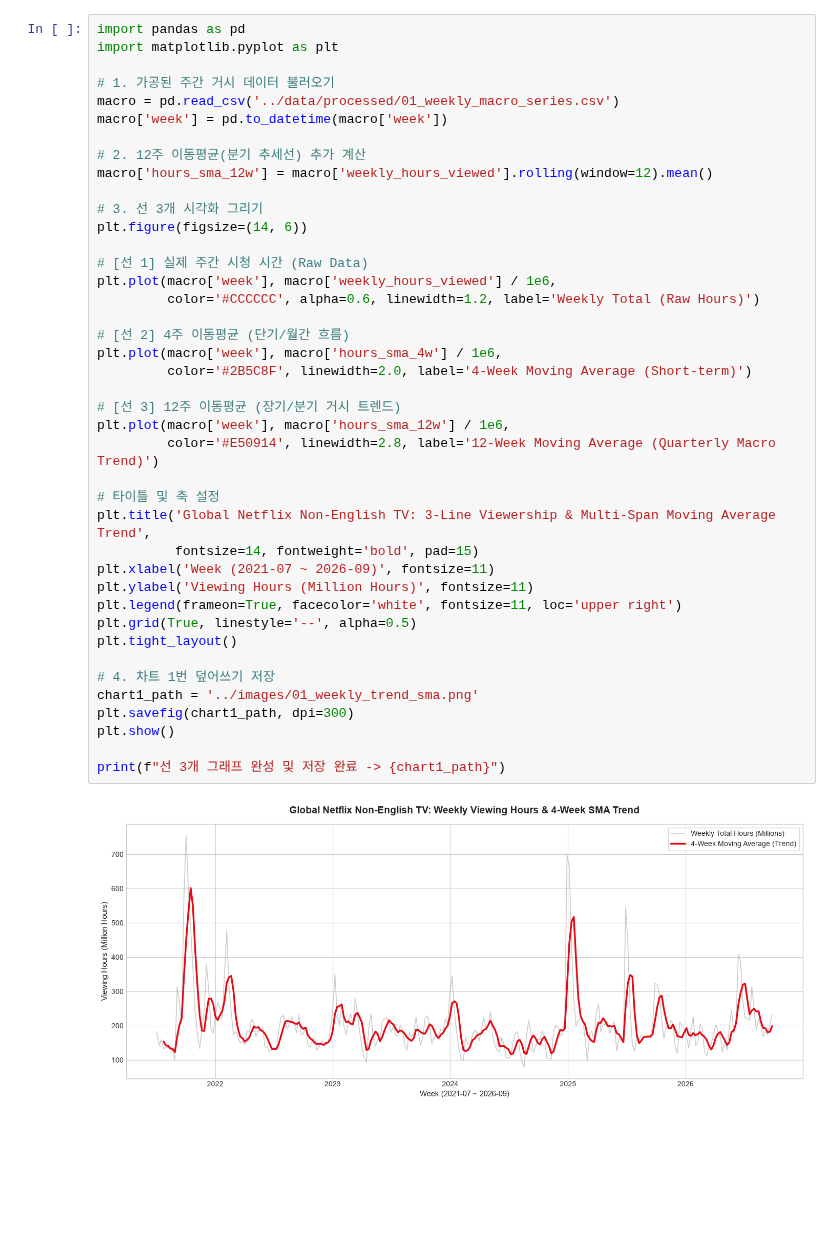
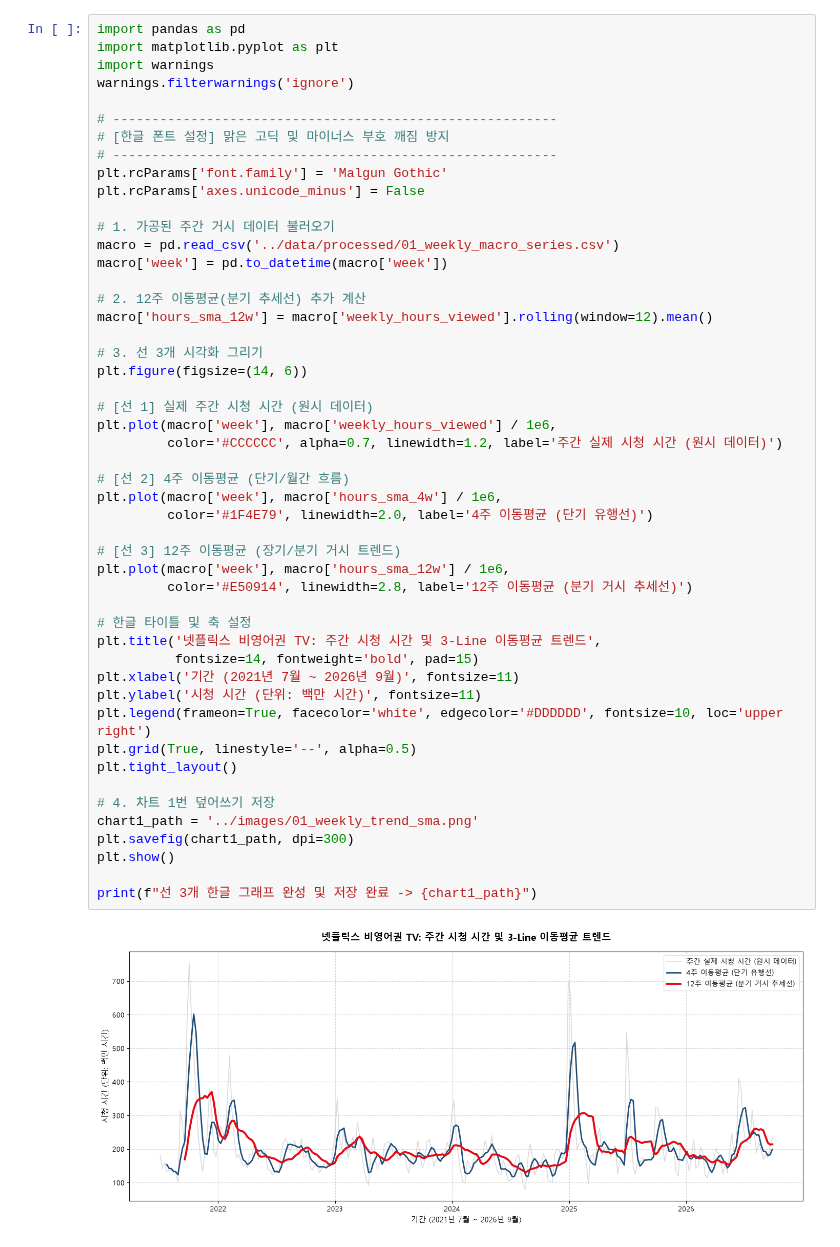
Before and after one commit to love4xox/netflix-content-lifecycle, a Jupyter notebook: notebooks/02_weekly_trend_and_wow.ipynb, the cells around one changed output. Saved outputs shown, nothing was run; the diff lists cells and outputs as text; blank space fills up the shorter version.

```diff
--- a/notebooks/02_weekly_trend_and_wow.ipynb
+++ b/notebooks/02_weekly_trend_and_wow.ipynb
@@ -37,43 +67,51 @@ weekly_macro.tail(5)
 # %%
 import pandas as pd
 import matplotlib.pyplot as plt
+import warnings
+warnings.filterwarnings('ignore')
+
+# ---------------------------------------------------------
+# [한글 폰트 설정] 맑은 고딕 및 마이너스 부호 깨짐 방지
+# ---------------------------------------------------------
+plt.rcParams['font.family'] = 'Malgun Gothic'
+plt.rcParams['axes.unicode_minus'] = False
 
 # 1. 가공된 주간 거시 데이터 불러오기
 macro = pd.read_csv('../data/processed/01_weekly_macro_series.csv')
 macro['week'] = pd.to_datetime(macro['week'])
 
 # 2. 12주 이동평균(분기 추세선) 추가 계산
 macro['hours_sma_12w'] = macro['weekly_hours_viewed'].rolling(window=12).mean()
 
 # 3. 선 3개 시각화 그리기
 plt.figure(figsize=(14, 6))
 
-# [선 1] 실제 주간 시청 시간 (Raw Data)
+# [선 1] 실제 주간 시청 시간 (원시 데이터)
 plt.plot(macro['week'], macro['weekly_hours_viewed'] / 1e6,
-         color='#CCCCCC', alpha=0.6, linewidth=1.2, label='Weekly Total (Raw Hours)')
+         color='#CCCCCC', alpha=0.7, linewidth=1.2, label='주간 실제 시청 시간 (원시 데이터)')
 
 # [선 2] 4주 이동평균 (단기/월간 흐름)
 plt.plot(macro['week'], macro['hours_sma_4w'] / 1e6,
-         color='#2B5C8F', linewidth=2.0, label='4-Week Moving Average (Short-term)')
+         color='#1F4E79', linewidth=2.0, label='4주 이동평균 (단기 유행선)')
 
 # [선 3] 12주 이동평균 (장기/분기 거시 트렌드)
 plt.plot(macro['week'], macro['hours_sma_12w'] / 1e6,
-         color='#E50914', linewidth=2.8, label='12-Week Moving Average (Quarterly Macro Trend)')
+         color='#E50914', linewidth=2.8, label='12주 이동평균 (분기 거시 추세선)')
 
-# 타이틀 및 축 설정
-plt.title('Global Netflix Non-English TV: 3-Line Viewership & Multi-Span Moving Average Trend',
+# 한글 타이틀 및 축 설정
+plt.title('넷플릭스 비영어권 TV: 주간 시청 시간 및 3-Line 이동평균 트렌드',
           fontsize=14, fontweight='bold', pad=15)
-plt.xlabel('Week (2021-07 ~ 2026-09)', fontsize=11)
-plt.ylabel('Viewing Hours (Million Hours)', fontsize=11)
-plt.legend(frameon=True, facecolor='white', fontsize=11, loc='upper right')
+plt.xlabel('기간 (2021년 7월 ~ 2026년 9월)', fontsize=11)
+plt.ylabel('시청 시간 (단위: 백만 시간)', fontsize=11)
+plt.legend(frameon=True, facecolor='white', edgecolor='#DDDDDD', fontsize=10, loc='upper right')
 plt.grid(True, linestyle='--', alpha=0.5)
 plt.tight_layout()
 
 # 4. 차트 1번 덮어쓰기 저장
 chart1_path = '../images/01_weekly_trend_sma.png'
 plt.savefig(chart1_path, dpi=300)
 plt.show()
 
-print(f"선 3개 그래프 완성 및 저장 완료 -> {chart1_path}")
+print(f"선 3개 한글 그래프 완성 및 저장 완료 -> {chart1_path}")
 # %% [output]
-[figure, old version]
+[figure, new version]
```
Also changed, not shown: parts of 3 cells of this notebook, 15 other files.
